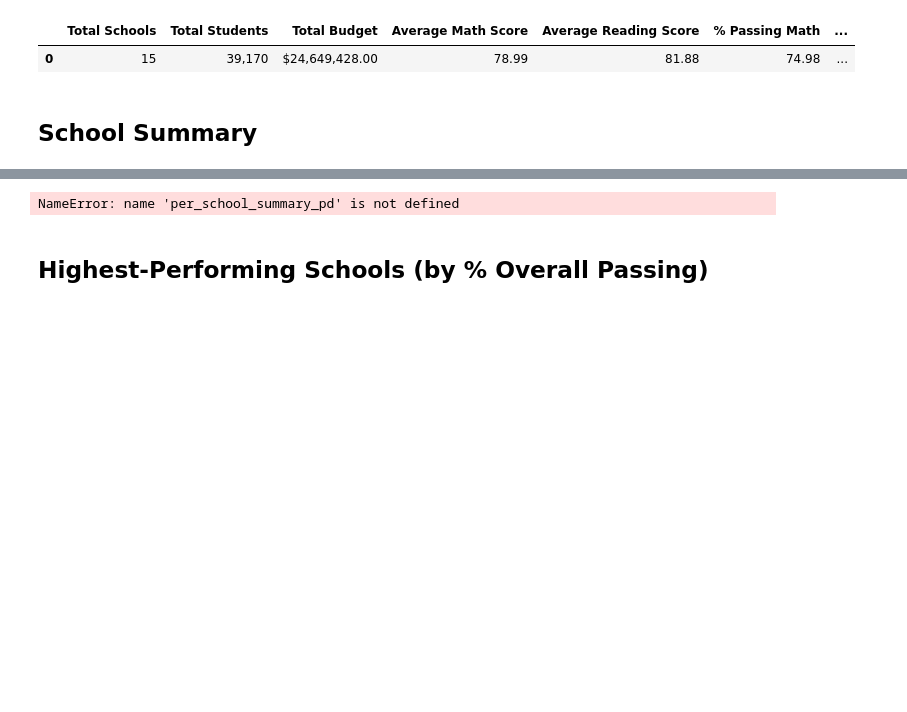
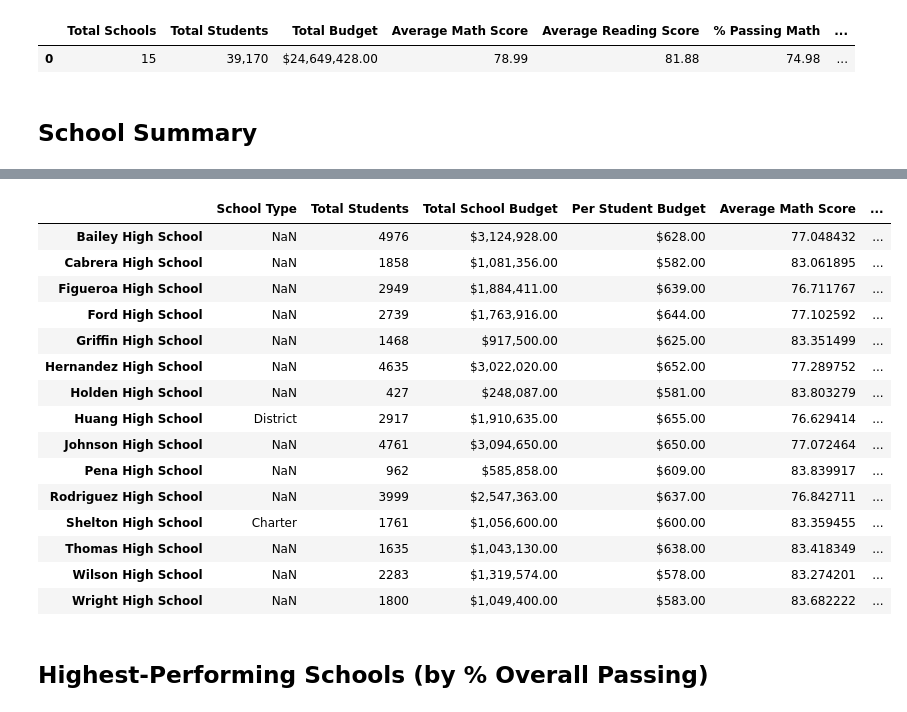
Before and after one commit to JDems/Pandas-Challenge, a Jupyter notebook: PyCitySchools_starter.ipynb, the cells around one changed output, grey strips where cells are left out. Drawn from its saved outputs; the diff is of its cells as text; code cells hidden in the pictures; blank space fills up the shorter version.

```diff
--- a/PyCitySchools_starter.ipynb
+++ b/PyCitySchools_starter.ipynb
@@ -133,5 +117,6 @@ Name: type, dtype: object
 # %%
 # Calculate the total student count per school
-per_school_counts = school_merge_df["school_name"].value_counts()
+per_school_counts = school_data_complete["school_name"].value_counts()
 per_school_counts.name = "Total Students"
+per_school_counts.head()
 # %% [output]
@@ -157,3 +275,9 @@ school_passing_reading = school_data_complete["passing_reading"] = school_data_c
 # %%
-# Use the provided code to calculate the schools that passed both math and reading with scores of 70 or higher
-passing_math_and_reading = school_data_complete[(school_data_complete["reading_score"] >= 70) & (school_data_complete["math_score"] >= 70)]
+# Use the provided code to calculate the number of students per school that passed both math and reading with scores of 70 or higher
+students_passing_math_and_reading = school_data_complete[
+    (school_data_complete["reading_score"] >= 70) & (school_data_complete["math_score"] >= 70)
+]
+school_students_passing_math_and_reading = students_passing_math_and_reading.groupby(["school_name"]).size()
+
+print("Number of Students per School Passing Both Math and Reading with Scores of 70 or Higher:")
+print(school_students_passing_math_and_reading)
@@ -160,6 +303,16 @@ passing_math_and_reading = school_data_complete[(school_data_complete["reading_s
 # %%
 # Use the provided code to calculate the passing rates
-per_school_passing_math = school_passing_math.groupby(["school_name"]).count()["student_name"] / per_school_counts * 100
-per_school_passing_reading = school_passing_reading.groupby(["school_name"]).count()["student_name"] / per_school_counts * 100
-overall_passing_rate = passing_math_and_reading.groupby(["school_name"]).count()["student_name"] / per_school_counts * 100
+per_school_passing_math = school_students_passing_math / per_school_counts * 100
+per_school_passing_reading = school_students_passing_reading / per_school_counts * 100
+overall_passing_rate = school_students_passing_math_and_reading / per_school_counts * 100
+
+# Display the passing rates
+print("Per School Passing Math Rate:")
+print(per_school_passing_math)
+
+print("\nPer School Passing Reading Rate:")
+print(per_school_passing_reading)
+
+print("\nOverall Passing Rate:")
+print(overall_passing_rate)
 # %% [output]
@@ -167,25 +336,43 @@ KeyError: 'school_name'
 # %%
+#got stuck on this part for a bit, had to drop dulplicated columns, TY google.
+# Remove duplicates from the school_name column
+school_types_unique = school_types.drop_duplicates()
+
 # Create a DataFrame called `per_school_summary` with columns for the calculations above.
-per_school_summary = per_school_summary_pd.DataFrame({
-    "School Type": per_school_types,
+per_school_summary = pd.DataFrame({
+    "School Type": school_types_unique,
     "Total Students": per_school_counts,
     "Total School Budget": per_school_budget,
     "Per Student Budget": per_school_capita,
     "Average Math Score": per_school_math,
     "Average Reading Score": per_school_reading,
     "% Passing Math": per_school_passing_math,
     "% Passing Reading": per_school_passing_reading,
-    "% Overall Passing": per_overall_passing_percentage})
-
-
+    "% Overall Passing": overall_passing_rate
+    })
 # Formatting
 per_school_summary["Total School Budget"] = per_school_summary["Total School Budget"].map("${:,.2f}".format)
 per_school_summary["Per Student Budget"] = per_school_summary["Per Student Budget"].map("${:,.2f}".format)
 
 # Display the DataFrame
 per_school_summary
 # %% [output]
-NameError: name 'per_school_summary_pd' is not defined
+|  | School Type | Total Students | Total School Budget | Per Student Budget | Average Math Score | ... |
+| Bailey High School | NaN | 4976 | $3,124,928.00 | $628.00 | 77.048432 | ... |
+| Cabrera High School | NaN | 1858 | $1,081,356.00 | $582.00 | 83.061895 | ... |
+| Figueroa High School | NaN | 2949 | $1,884,411.00 | $639.00 | 76.711767 | ... |
+| Ford High School | NaN | 2739 | $1,763,916.00 | $644.00 | 77.102592 | ... |
+| Griffin High School | NaN | 1468 | $917,500.00 | $625.00 | 83.351499 | ... |
+| Hernandez High School | NaN | 4635 | $3,022,020.00 | $652.00 | 77.289752 | ... |
+| Holden High School | NaN | 427 | $248,087.00 | $581.00 | 83.803279 | ... |
+| Huang High School | District | 2917 | $1,910,635.00 | $655.00 | 76.629414 | ... |
+| Johnson High School | NaN | 4761 | $3,094,650.00 | $650.00 | 77.072464 | ... |
+| Pena High School | NaN | 962 | $585,858.00 | $609.00 | 83.839917 | ... |
+| Rodriguez High School | NaN | 3999 | $2,547,363.00 | $637.00 | 76.842711 | ... |
+| Shelton High School | Charter | 1761 | $1,056,600.00 | $600.00 | 83.359455 | ... |
+| Thomas High School | NaN | 1635 | $1,043,130.00 | $638.00 | 83.418349 | ... |
+| Wilson High School | NaN | 2283 | $1,319,574.00 | $578.00 | 83.274201 | ... |
+| Wright High School | NaN | 1800 | $1,049,400.00 | $583.00 | 83.682222 | ... |
 # %% [markdown]
 ## Highest-Performing Schools (by % Overall Passing)
 # %%
```
Also changed, not shown: parts of 27 cells of this notebook.
